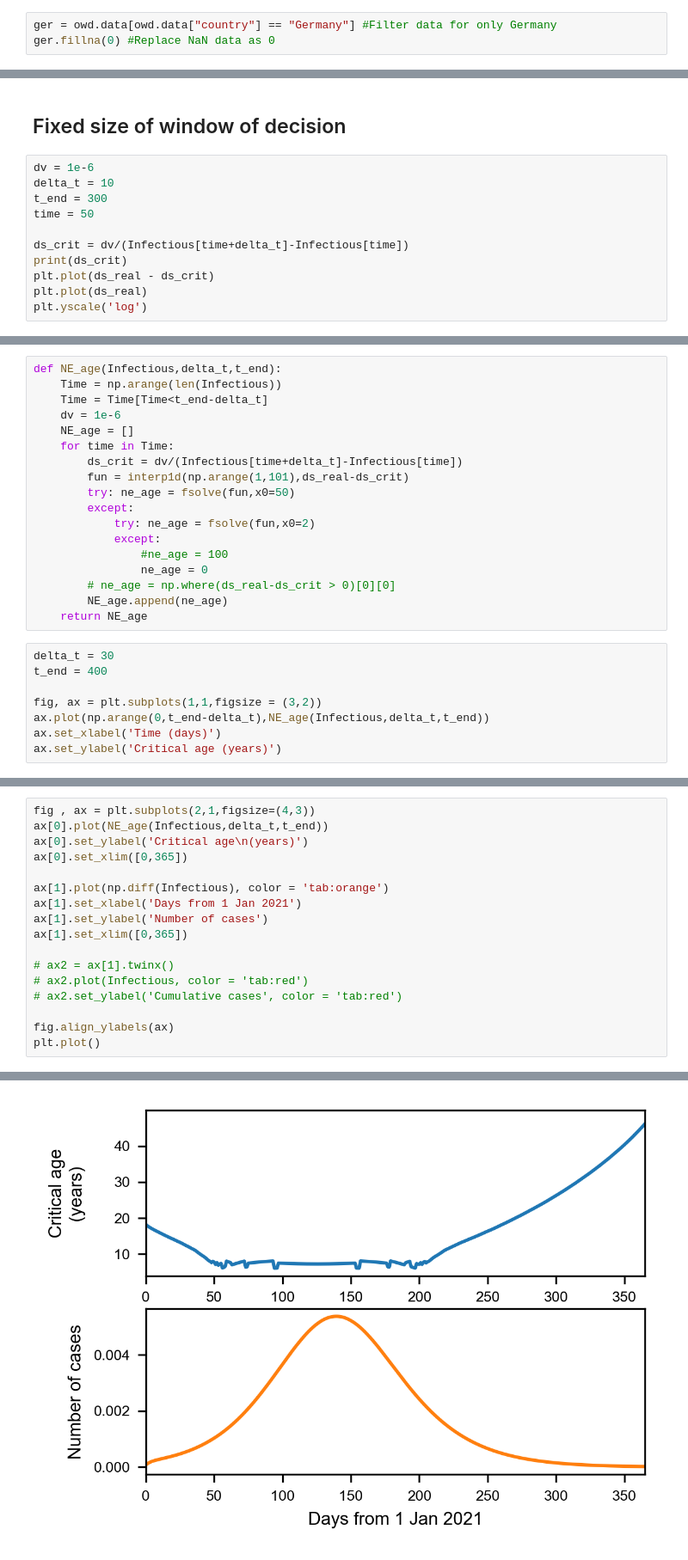
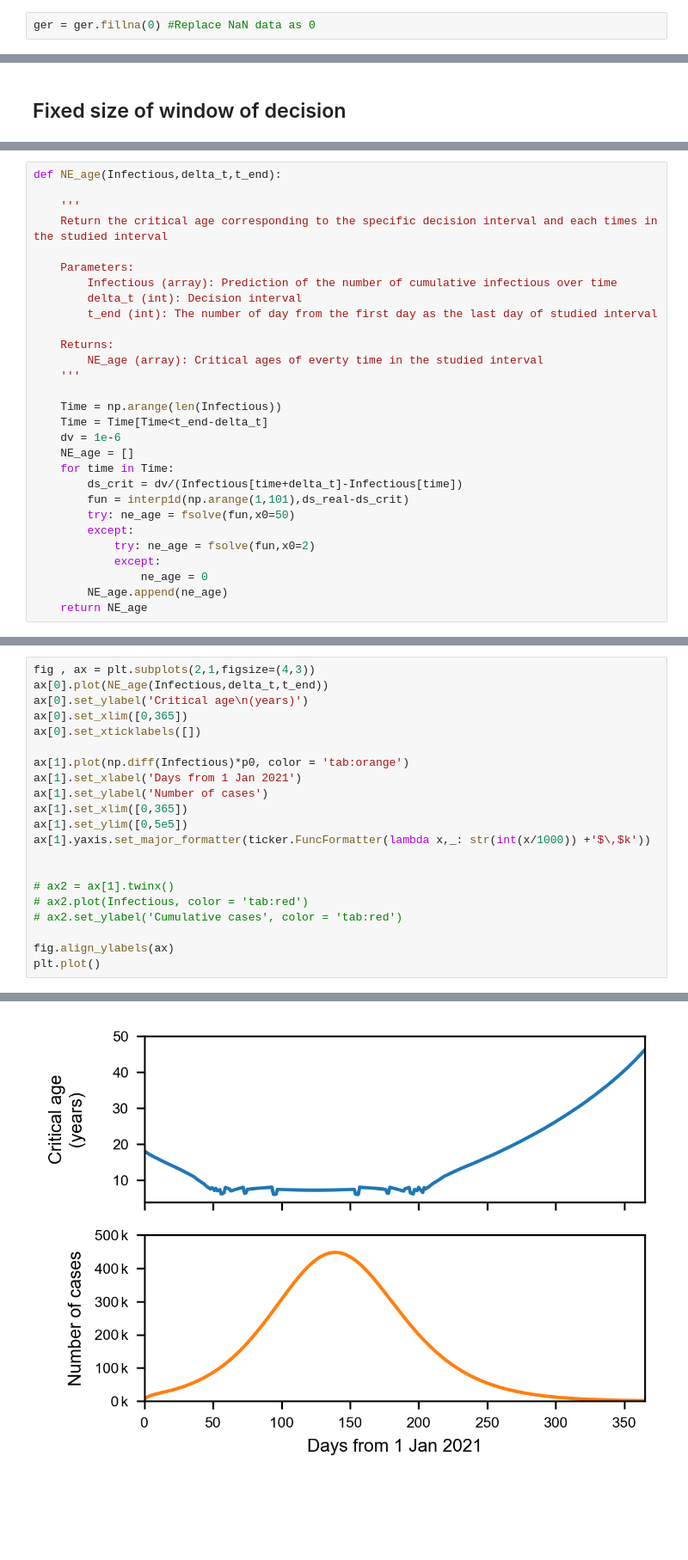
Before and after one commit to liapla/Game-Theory-and-Epidemics, a Jupyter notebook: DecisionOnModel.ipynb, the cells around one changed output, grey strips where cells are left out. Shown at 86% size. Cells and saved outputs as stored; diff of their text form; blank space fills up the shorter version.

```diff
--- a/DecisionOnModel.ipynb
+++ b/DecisionOnModel.ipynb
@@ -63,3 +76,2 @@ INFO     [covid19_inference.data_retrieval.retrieval] Local backup to /tmp/covid
 # %%
-ger = owd.data[owd.data["country"] == "Germany"] #Filter data for only Germany
-ger.fillna(0) #Replace NaN data as 0
+ger = ger.fillna(0) #Replace NaN data as 0
@@ -293,13 +309,2 @@ Text(0.5, 0, '$\\Delta T$ (weeks)')
 # %% [markdown]
 ## Fixed size of window of decision
-# %%
-dv = 1e-6
-delta_t = 10
-t_end = 300
-time = 50
-
-ds_crit = dv/(Infectious[time+delta_t]-Infectious[time])
-print(ds_crit)
-plt.plot(ds_real - ds_crit)
-plt.plot(ds_real)
-plt.yscale('log')
@@ -309,5 +313,18 @@ plt.yscale('log')
 # %%
 def NE_age(Infectious,delta_t,t_end):
+
+    '''
+    Return the critical age corresponding to the specific decision interval and each times in the studied interval
+
+    Parameters:
+        Infectious (array): Prediction of the number of cumulative infectious over time
+        delta_t (int): Decision interval
+        t_end (int): The number of day from the first day as the last day of studied interval
+
+    Returns:
+        NE_age (array): Critical ages of everty time in the studied interval
+    '''
+
     Time = np.arange(len(Infectious))
     Time = Time[Time<t_end-delta_t]
     dv = 1e-6
@@ -319,16 +336,6 @@ def NE_age(Infectious,delta_t,t_end):
         except:
             try: ne_age = fsolve(fun,x0=2)
             except:
-                #ne_age = 100
                 ne_age = 0
-        # ne_age = np.where(ds_real-ds_crit > 0)[0][0]
         NE_age.append(ne_age)
     return NE_age
-# %%
-delta_t = 30
-t_end = 400
-
-fig, ax = plt.subplots(1,1,figsize = (3,2))
-ax.plot(np.arange(0,t_end-delta_t),NE_age(Infectious,delta_t,t_end))
-ax.set_xlabel('Time (days)')
-ax.set_ylabel('Critical age (years)')
@@ -339,21 +344,25 @@ Text(0, 0.5, 'Critical age (years)')
 # %%
 fig , ax = plt.subplots(2,1,figsize=(4,3))
 ax[0].plot(NE_age(Infectious,delta_t,t_end))
 ax[0].set_ylabel('Critical age\n(years)')
 ax[0].set_xlim([0,365])
+ax[0].set_xticklabels([])
 
-ax[1].plot(np.diff(Infectious), color = 'tab:orange')
+ax[1].plot(np.diff(Infectious)*p0, color = 'tab:orange')
 ax[1].set_xlabel('Days from 1 Jan 2021')
 ax[1].set_ylabel('Number of cases')
 ax[1].set_xlim([0,365])
+ax[1].set_ylim([0,5e5])
+ax[1].yaxis.set_major_formatter(ticker.FuncFormatter(lambda x,_: str(int(x/1000)) +'$\,$k'))
+
 
 # ax2 = ax[1].twinx()
 # ax2.plot(Infectious, color = 'tab:red')
 # ax2.set_ylabel('Cumulative cases', color = 'tab:red')
 
 fig.align_ylabels(ax)
 plt.plot()
 # %% [output]
   warnings.warn(msg, RuntimeWarning)
 []
-[figure, old version]
+[figure, new version]
```
Also changed, not shown: parts of 43 cells of this notebook.
